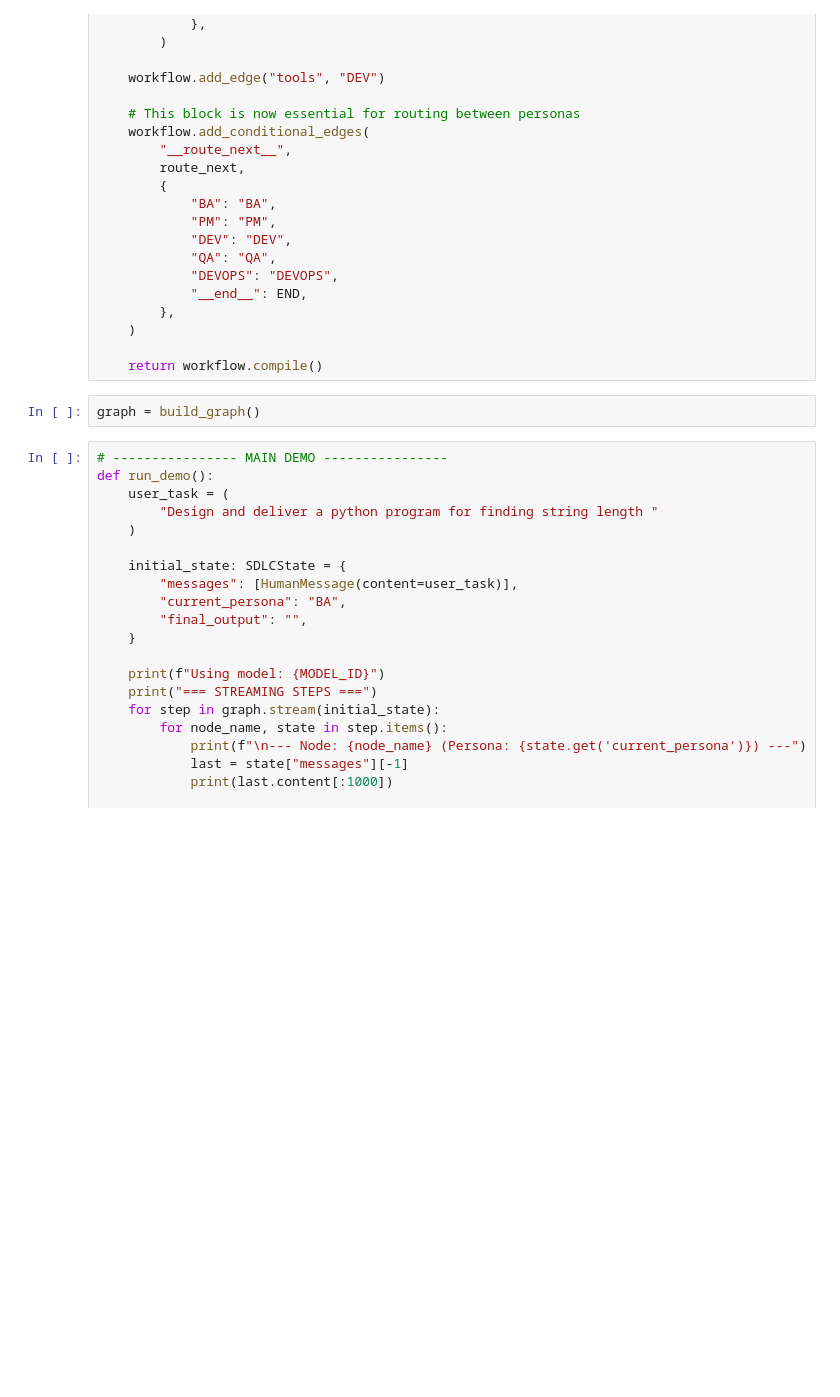
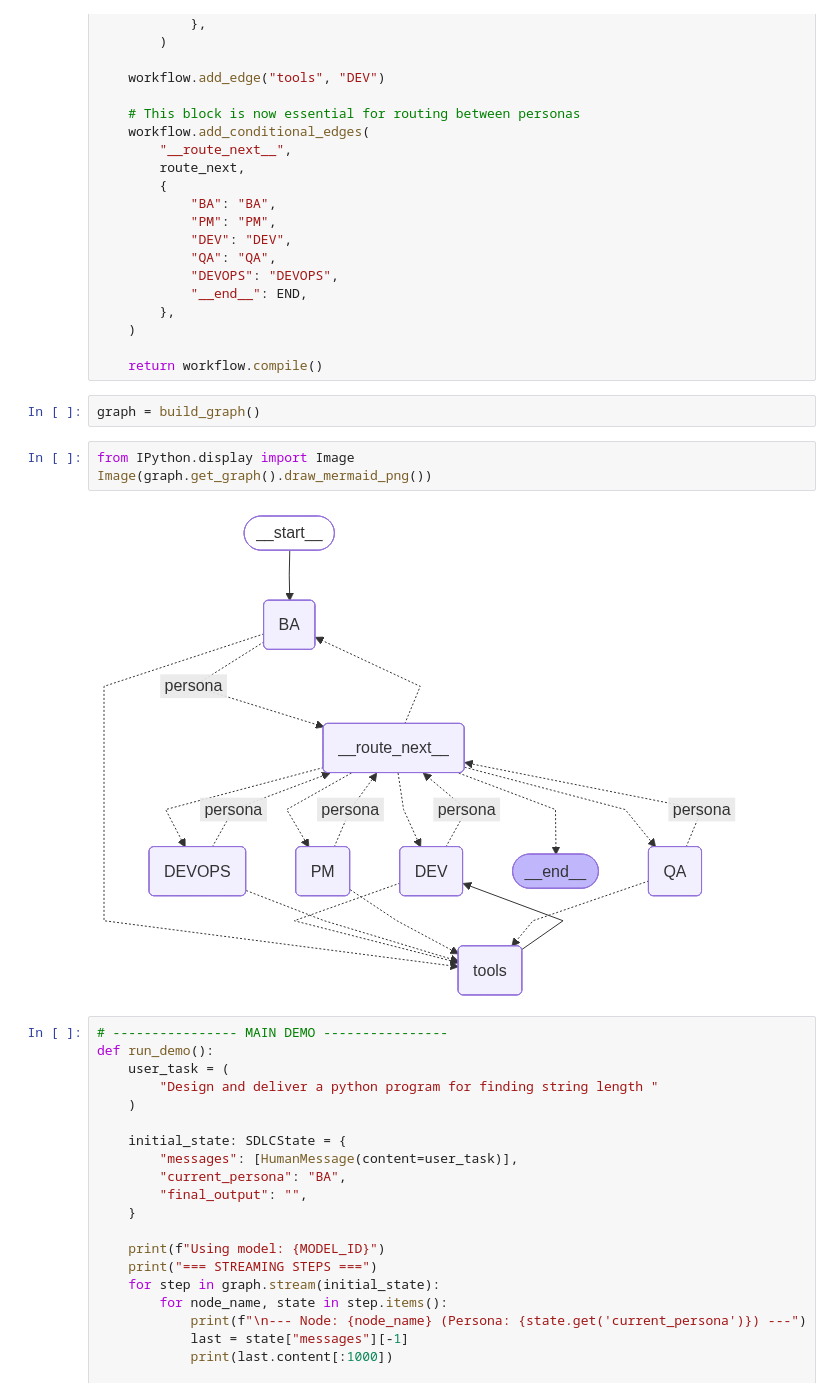
Before and after one commit to balajiduddukuri/Langchain_practice, a Jupyter notebook: LangChain_Testing.ipynb, the cells around one changed output. Drawn from its saved outputs; the diff is of its cells as text; blank space fills up the shorter version.

```diff
--- a/LangChain_Testing.ipynb
+++ b/LangChain_Testing.ipynb
@@ -281,6 +284,11 @@ def build_graph():
     return workflow.compile()
 # %%
 graph = build_graph()
+# %%
+from IPython.display import Image
+Image(graph.get_graph().draw_mermaid_png())
+# %% [output]
+[figure, added]
 # %%
 # ---------------- MAIN DEMO ----------------
 def run_demo():
```
Also changed, not shown: parts of 2 cells of this notebook.
